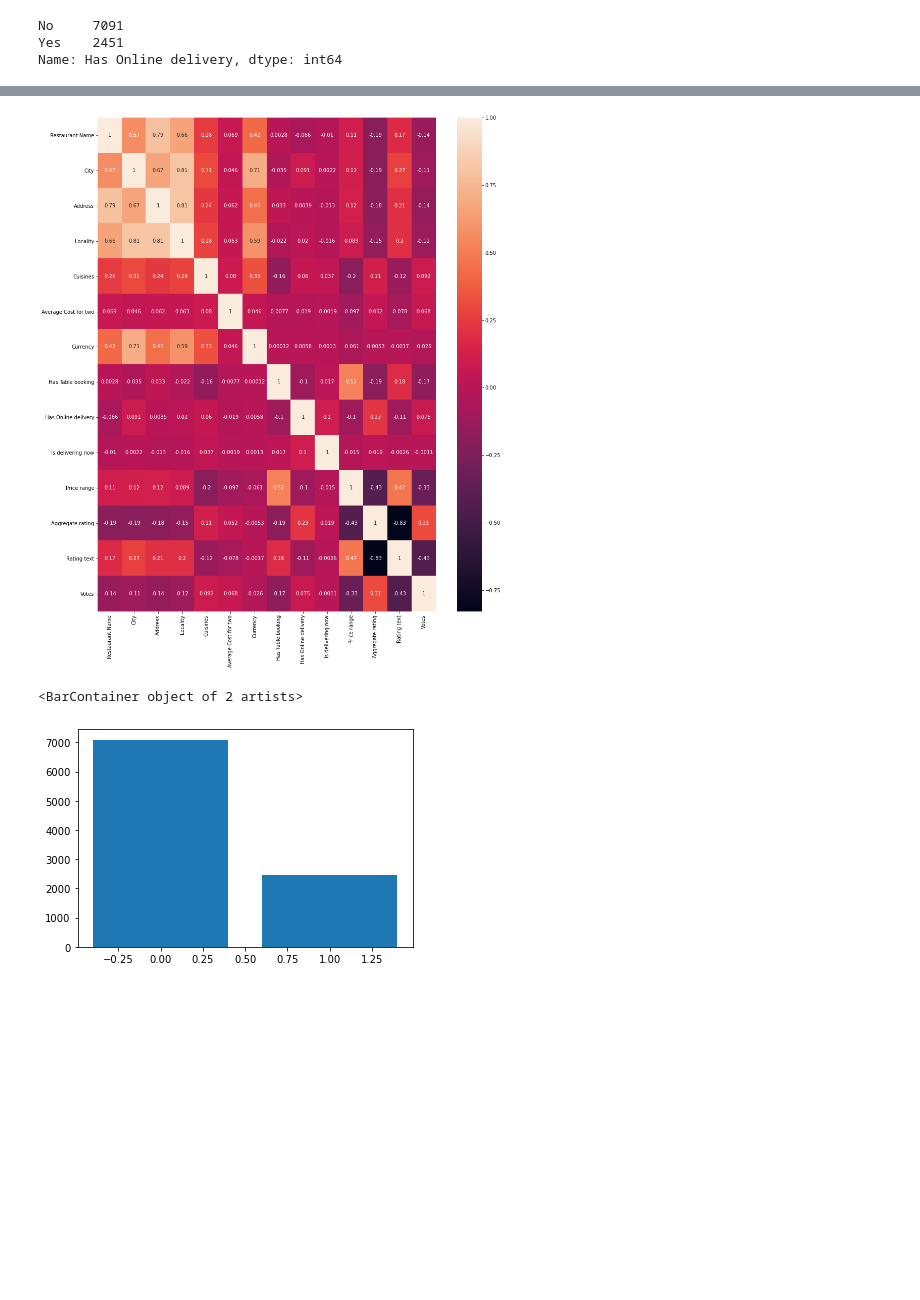
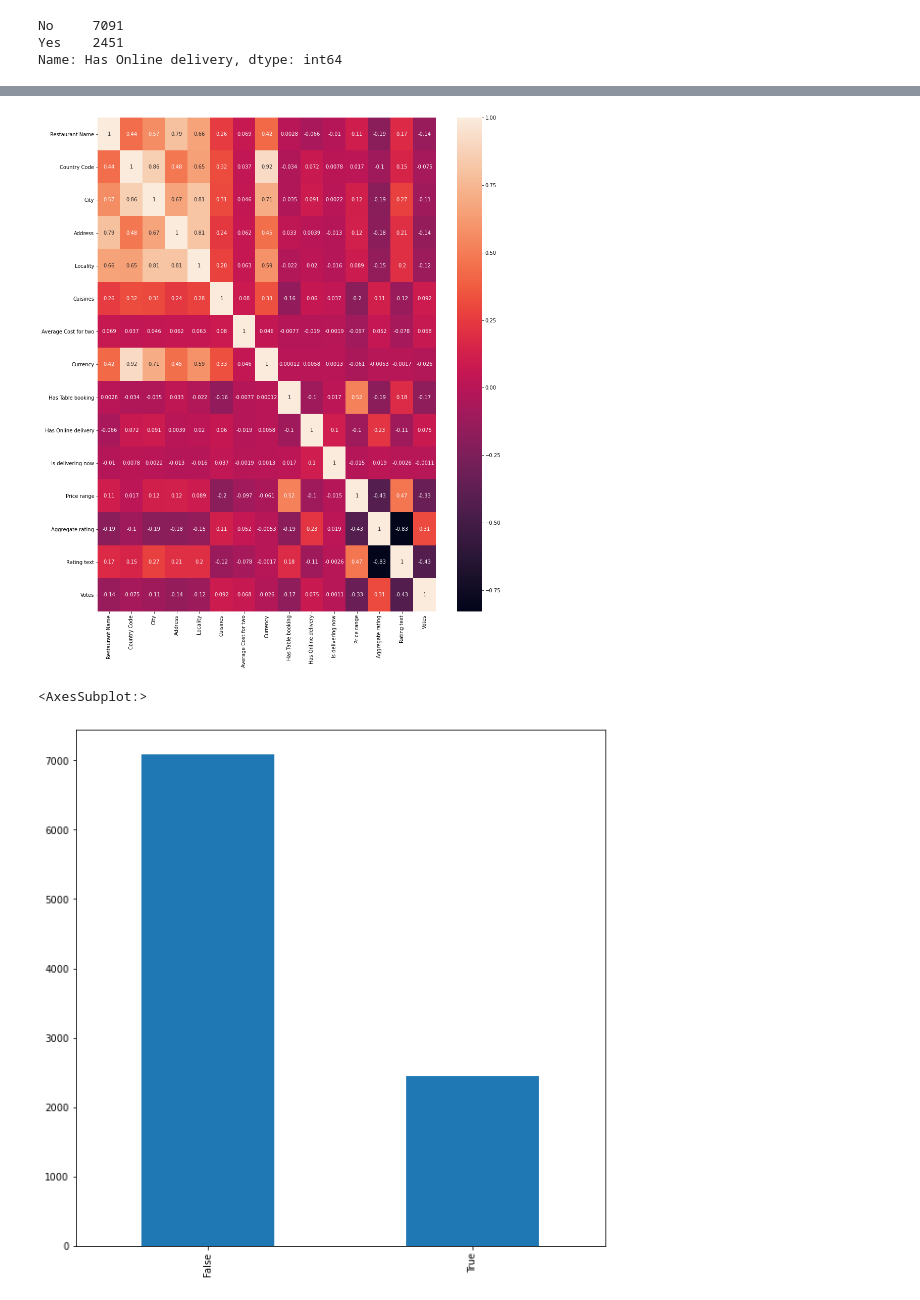
Before and after one commit to kaminithakur1995/pyhton, a Jupyter notebook: Zomato Restaurant.ipynb, the cells around one changed output, grey strips where cells are left out. Cells and saved outputs as stored; diff of their text form; code cells hidden in the pictures; blank space fills up the shorter version.

```diff
--- a/Zomato Restaurant.ipynb
+++ b/Zomato Restaurant.ipynb
@@ -35,7 +35,7 @@ Data columns (total 21 columns):
 dtypes: float64(3), int64(5), object(13)
 memory usage: 1.5+ MB
 # %%
-zomato.drop(['Restaurant ID','Country Code','Longitude','Latitude','Locality Verbose','Switch to order menu','Rating color'],axis=1,inplace=True)
+zomato.drop(['Restaurant ID','Longitude','Latitude','Locality Verbose','Switch to order menu','Rating color'],axis=1,inplace=True)
 # %%
 zomato.shape
 # %% [output]
@@ -167,7 +207,7 @@ Name: Has Online delivery, dtype: int64
 # %%
 ###convert yes to True and No to false
 zomato['Has Online delivery'].replace(('Yes','No'),(True,False),inplace=True)
-zomato['Has Table booking'].replace(('yes','No'),(True,False),inplace=True)
+zomato['Has Table booking'].replace(('Yes','No'),(True,False),inplace=True)
 # %%
 zomato.head()
 # %% [output]
@@ -203,12 +243,11 @@ plt.figure(figsize=(15,18))
 snd.heatmap(zomato_encode.corr(),annot=True)
 plt.show()
 # %% [output]
-[figure, old version]
+[figure, new version]
 # %%
-list(zomato['Has Online delivery'].unique())
 # zomato['Has Online delivery'].value_counts()
-# plt.figure(figsize=(10,10))
-plt.bar(zomato['Has Online delivery'].unique(),zomato['Has Online delivery'].value_counts())
+plt.figure(figsize=(10,10))
+zomato['Has Online delivery'].value_counts().plot(kind='bar')
 # %% [output]
-<BarContainer object of 2 artists>
+<AxesSubplot:>
-[figure, old version]
+[figure, new version]
```
Also changed, not shown: parts of 14 cells of this notebook.
